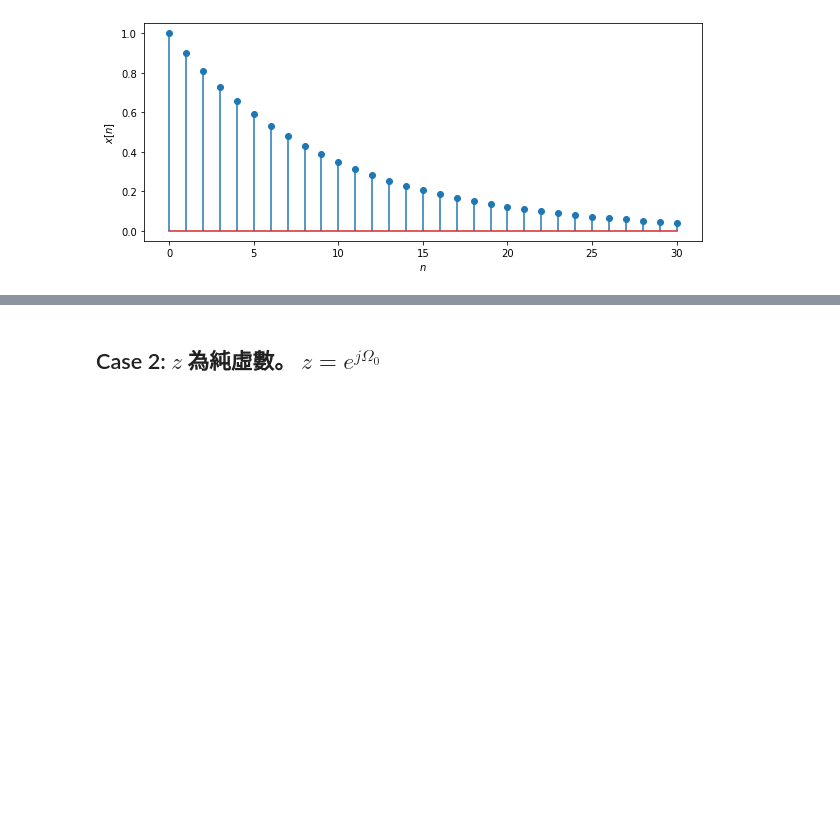
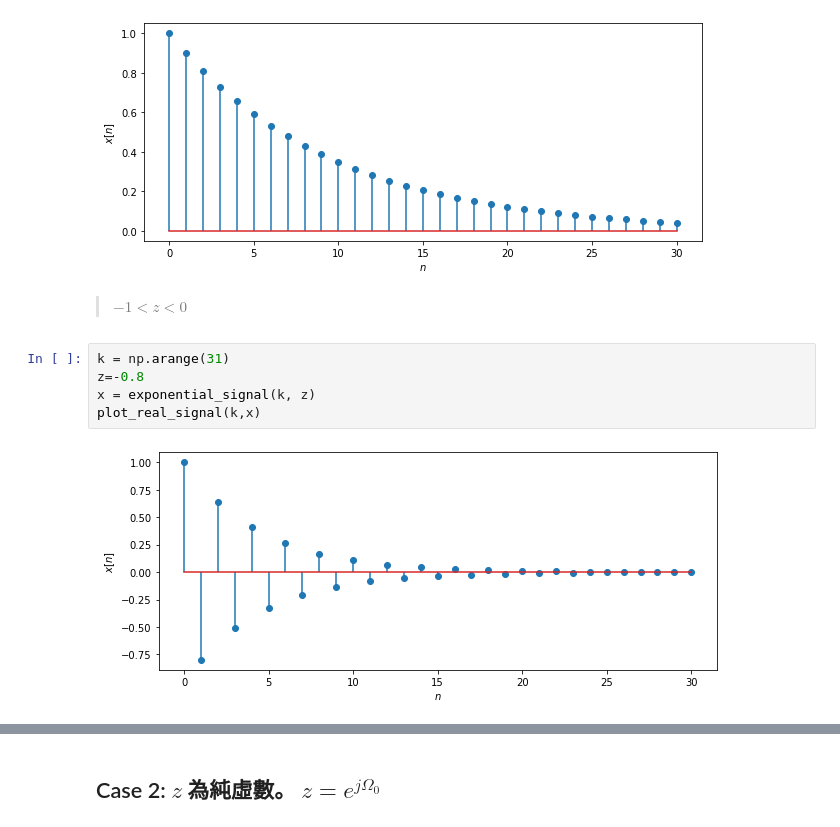
Before and after one commit to luckguy/SS2022, a Jupyter notebook: SS02_d.ipynb, the cells around one changed output, grey strips where cells are left out. Cells and saved outputs as stored; diff of their text form; blank space fills up the shorter version.

```diff
--- a/SS02_d.ipynb
+++ b/SS02_d.ipynb
@@ -114,3 +114,14 @@ x = exponential_signal_z(k, z)
 plot_real_signal(k,x)
 # %% [output]
 [figure]
+# %% [markdown]
+
+
+> $-1<z<0$
+# %%
+k = np.arange(31)
+z=-0.8
+x = exponential_signal(k, z)
+plot_real_signal(k,x)
+# %% [output]
+[figure, added]
```
Also changed, not shown: parts of 2 cells of this notebook.
